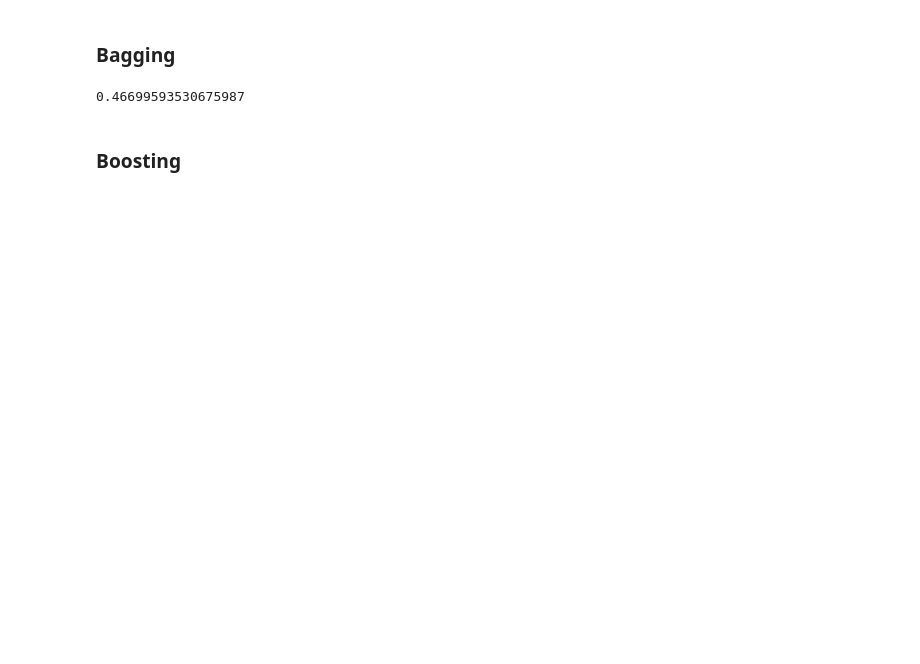
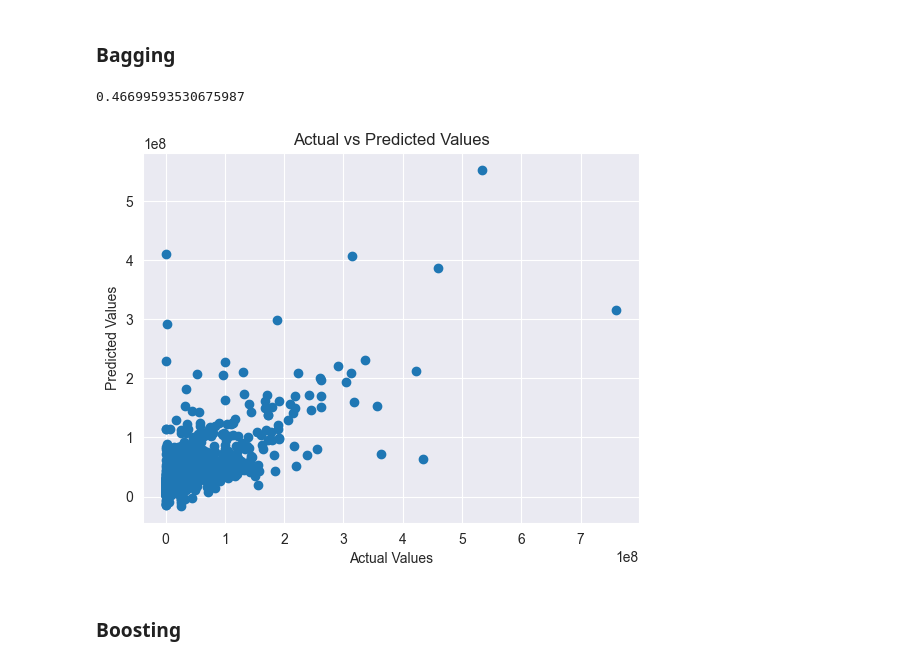
Before and after one commit to Cyriloo7/Movie-Gross-Prediction-, a Jupyter notebook: MovieGrossPrediction.ipynb, the cells around one changed output. Saved outputs shown, nothing was run; the diff lists cells and outputs as text; code cells hidden in the pictures; blank space fills up the shorter version.

```diff
--- a/MovieGrossPrediction.ipynb
+++ b/MovieGrossPrediction.ipynb
@@ -220,6 +241,11 @@ baggingreg.fit(X_train, y_train)
 print(baggingreg.score(X_test,y_test))
 # %% [output]
 0.46699593530675987
+# %%
+y_pred = baggingreg.predict(X_test)
+grap(y_pred)
+# %% [output]
+[figure, added]
 # %% [markdown]
 ### Boosting
 # %%
```
Also changed, not shown: parts of 19 cells of this notebook.
